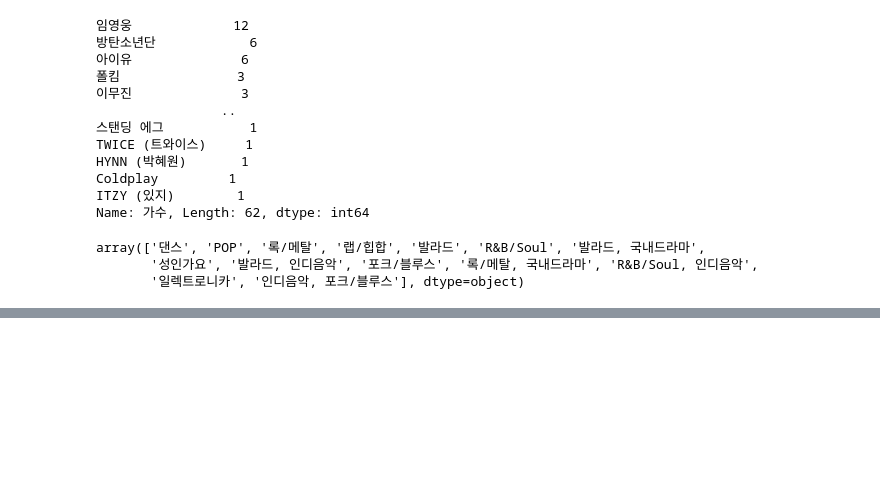
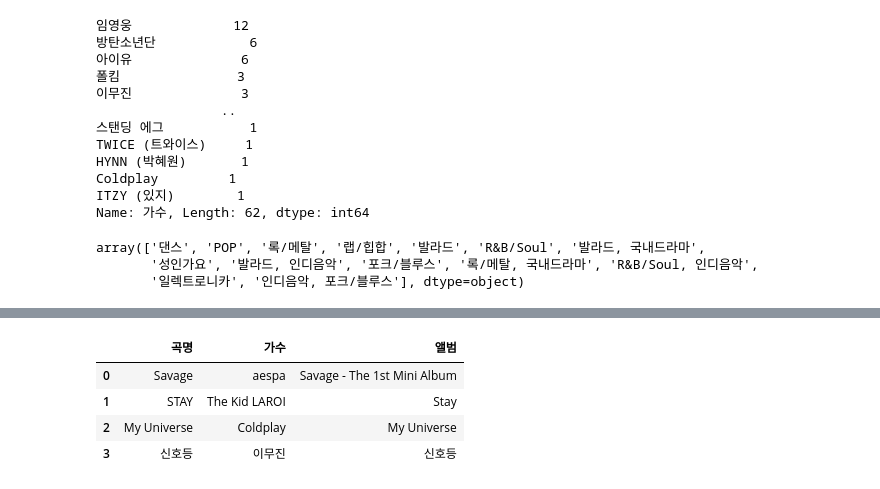
Before and after one commit to myvega2k/kosta_webscraping, a Jupyter notebook: 04.Melon100Chart 스크래핑.ipynb, the cells around one changed output, grey strips where cells are left out. Drawn from its saved outputs; the diff is of its cells as text; code cells hidden in the pictures; blank space fills up the shorter version.

```diff
--- a/04.Melon100Chart 스크래핑.ipynb
+++ b/04.Melon100Chart 스크래핑.ipynb
@@ -289,0 +321,9 @@ array(['댄스', 'POP', '록/메탈', '랩/힙합', '발라드', 'R&B/Soul', '
+# %%
+#loc은 컬럼명을 slicing
+song_df.loc[0:3,'곡명':'앨범']
+# %% [output]
+|  | 곡명 | 가수 | 앨범 |
+| 0 | Savage | aespa | Savage - The 1st Mini Album |
+| 1 | STAY | The Kid LAROI | Stay |
+| 2 | My Universe | Coldplay | My Universe |
+| 3 | 신호등 | 이무진 | 신호등 |
```
Also changed, not shown: parts of 5 cells of this notebook.
